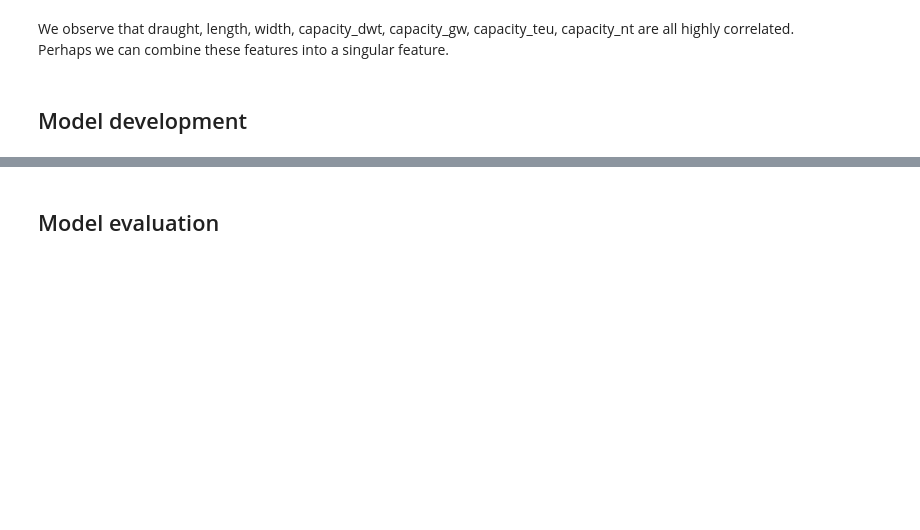
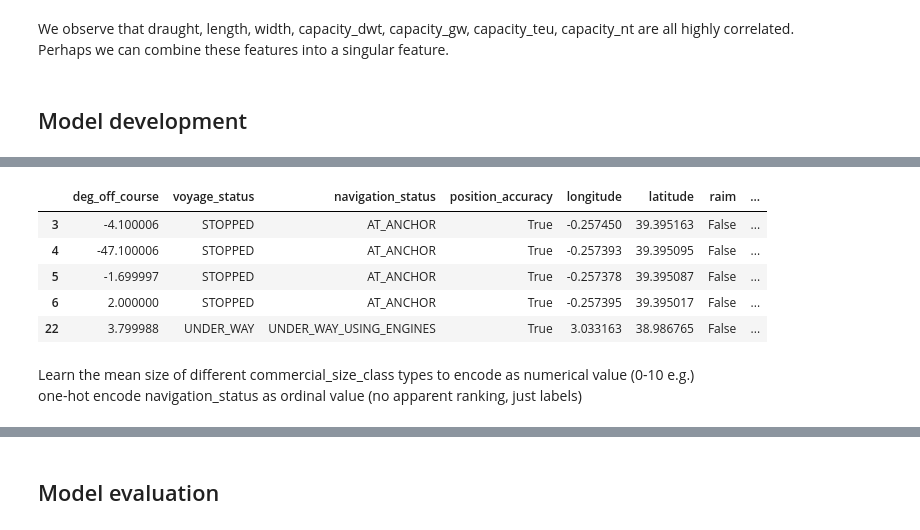
Before and after one commit to Magnuswlange/port_congestion_proj_ml, a Jupyter notebook: feature_selection.ipynb, the cells around one changed output, grey strips where cells are left out. Cells and saved outputs as stored; diff of their text form; code cells hidden in the pictures; blank space fills up the shorter version.

```diff
--- a/feature_selection.ipynb
+++ b/feature_selection.ipynb
@@ -802,13 +920,14 @@ X.columns
 # %%
+df_model = cargo_ais_meta_merged.copy()
+
 # 1) Clean label first
-df_model = cargo_ais_meta_merged.copy()
-df_model = df_model[~df_model["tta_hours"].isna()]
+#df_model = df_model[~df_model["tta_hours"].isna()]
 
 # 2) Sort by time
-df_model = df_model.sort_values("pos_timestamp")
+# df_model = df_model.sort_values("pos_timestamp") # if we sort now, meta data and feature data has diverged, so might not line up in the same time space
 
 # 3) Build X, y
-X = df_model.drop(columns=drop_cols)
+X = features
 y = df_model["tta_hours"]
 
 # 4) Time-based split
@@ -817,6 +936,6 @@ X_train_full, X_val = X.iloc[:split_idx], X.iloc[split_idx:]
 y_train_full, y_val = y.iloc[:split_idx], y.iloc[split_idx:]
 
 # 5) Subsample 1k from the training part
-n_sub = 1000
+n_sub = 10_1000
 X_train = X_train_full.iloc[:n_sub].copy()
 y_train = y_train_full.iloc[:n_sub].copy()
@@ -828,6 +941,0 @@ cat_cols, num_cols
-# %%
-# Example: drop raw datetimes from X
-date_like_cols = X_train.select_dtypes(include=["datetime64[ns]", "timedelta64[ns]"]).columns
-date_like_cols
-X_train = X_train.drop(columns=date_like_cols)
-X_val   = X_val.drop(columns=date_like_cols)
@@ -864,0 +946,12 @@ model = Pipeline(steps=[
+# %%
+X_train.head()
+# %% [output]
+|  | deg_off_course | voyage_status | navigation_status | position_accuracy | longitude | latitude | raim | ... |
+| 3 | -4.100006 | STOPPED | AT_ANCHOR | True | -0.257450 | 39.395163 | False | ... |
+| 4 | -47.100006 | STOPPED | AT_ANCHOR | True | -0.257393 | 39.395095 | False | ... |
+| 5 | -1.699997 | STOPPED | AT_ANCHOR | True | -0.257378 | 39.395087 | False | ... |
+| 6 | 2.000000 | STOPPED | AT_ANCHOR | True | -0.257395 | 39.395017 | False | ... |
+| 22 | 3.799988 | UNDER_WAY | UNDER_WAY_USING_ENGINES | True | 3.033163 | 38.986765 | False | ... |
+# %% [markdown]
+Learn the mean size of different commercial_size_class types to encode as numerical value (0-10 e.g.)
+<br>one-hot encode navigation_status as ordinal value (no apparent ranking, just labels)
```
Also changed, not shown: parts of 69 cells of this notebook.
